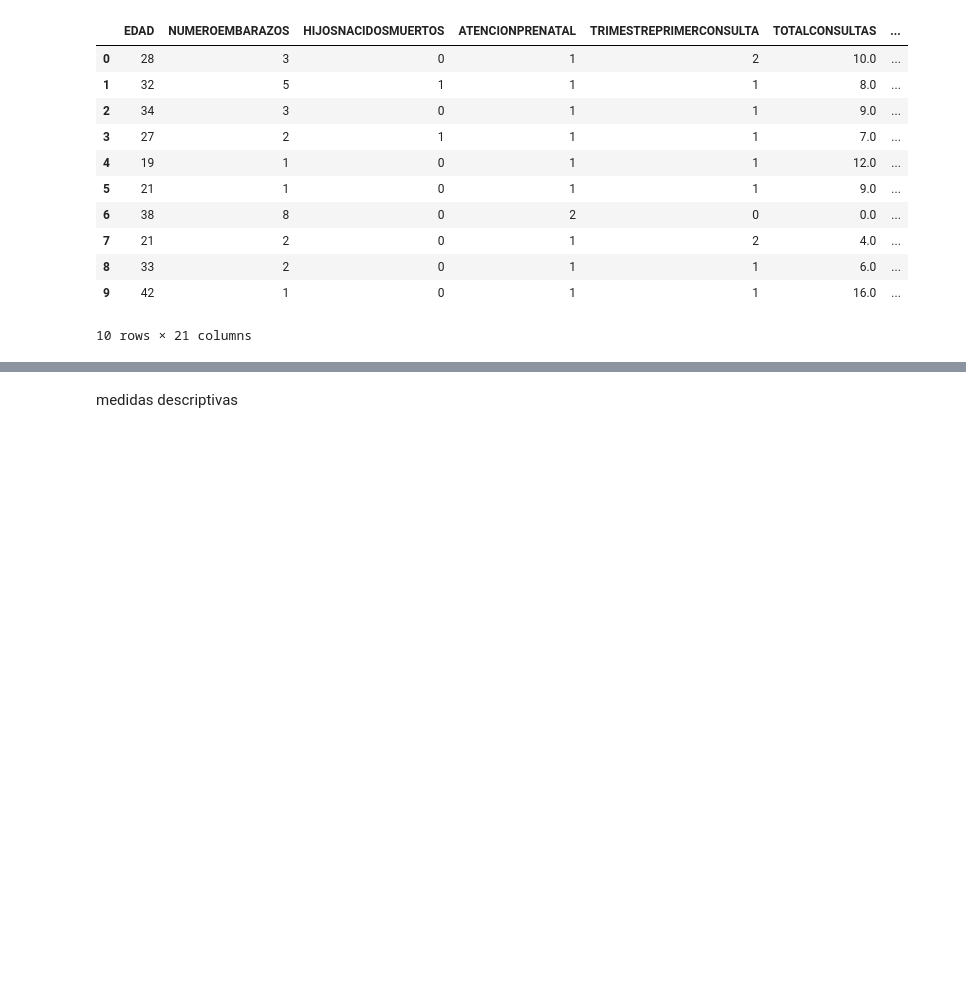
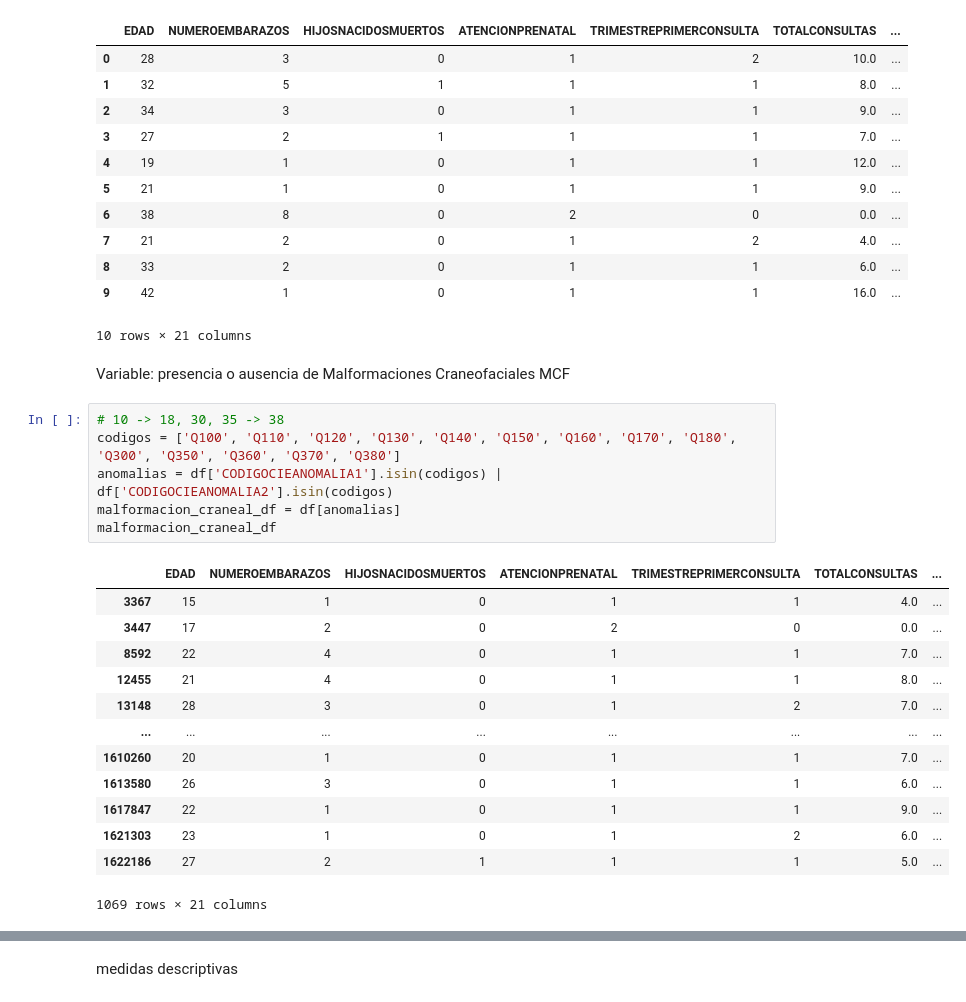
Before and after one commit to tlacloc/analisis-defunciones-nacimientos-2022, a Jupyter notebook: Analisis_Nacimientos.ipynb, the cells around one changed output, grey strips where cells are left out. Cells and saved outputs as stored; diff of their text form; blank space fills up the shorter version.

```diff
--- a/Analisis_Nacimientos.ipynb
+++ b/Analisis_Nacimientos.ipynb
@@ -146,3 +146,25 @@ df.head(10)
 | 8 | 33 | 2 | 0 | 1 | 1 | 6.0 | ... |
 | 9 | 42 | 1 | 0 | 1 | 1 | 16.0 | ... |
 10 rows × 21 columns
+# %% [markdown]
+Variable: presencia o ausencia de Malformaciones Craneofaciales MCF
+# %%
+# 10 -> 18, 30, 35 -> 38
+codigos = ['Q100', 'Q110', 'Q120', 'Q130', 'Q140', 'Q150', 'Q160', 'Q170', 'Q180', 'Q300', 'Q350', 'Q360', 'Q370', 'Q380']
+anomalias = df['CODIGOCIEANOMALIA1'].isin(codigos) | df['CODIGOCIEANOMALIA2'].isin(codigos)
+malformacion_craneal_df = df[anomalias]
+malformacion_craneal_df
+# %% [output]
+|  | EDAD | NUMEROEMBARAZOS | HIJOSNACIDOSMUERTOS | ATENCIONPRENATAL | TRIMESTREPRIMERCONSULTA | TOTALCONSULTAS | ... |
+| 3367 | 15 | 1 | 0 | 1 | 1 | 4.0 | ... |
+| 3447 | 17 | 2 | 0 | 2 | 0 | 0.0 | ... |
+| 8592 | 22 | 4 | 0 | 1 | 1 | 7.0 | ... |
+| 12455 | 21 | 4 | 0 | 1 | 1 | 8.0 | ... |
+| 13148 | 28 | 3 | 0 | 1 | 2 | 7.0 | ... |
+| ... | ... | ... | ... | ... | ... | ... | ... |
+| 1610260 | 20 | 1 | 0 | 1 | 1 | 7.0 | ... |
+| 1613580 | 26 | 3 | 0 | 1 | 1 | 6.0 | ... |
+| 1617847 | 22 | 1 | 0 | 1 | 1 | 9.0 | ... |
+| 1621303 | 23 | 1 | 0 | 1 | 2 | 6.0 | ... |
+| 1622186 | 27 | 2 | 1 | 1 | 1 | 5.0 | ... |
+1069 rows × 21 columns
```
Also changed, not shown: parts of 11 cells of this notebook.
